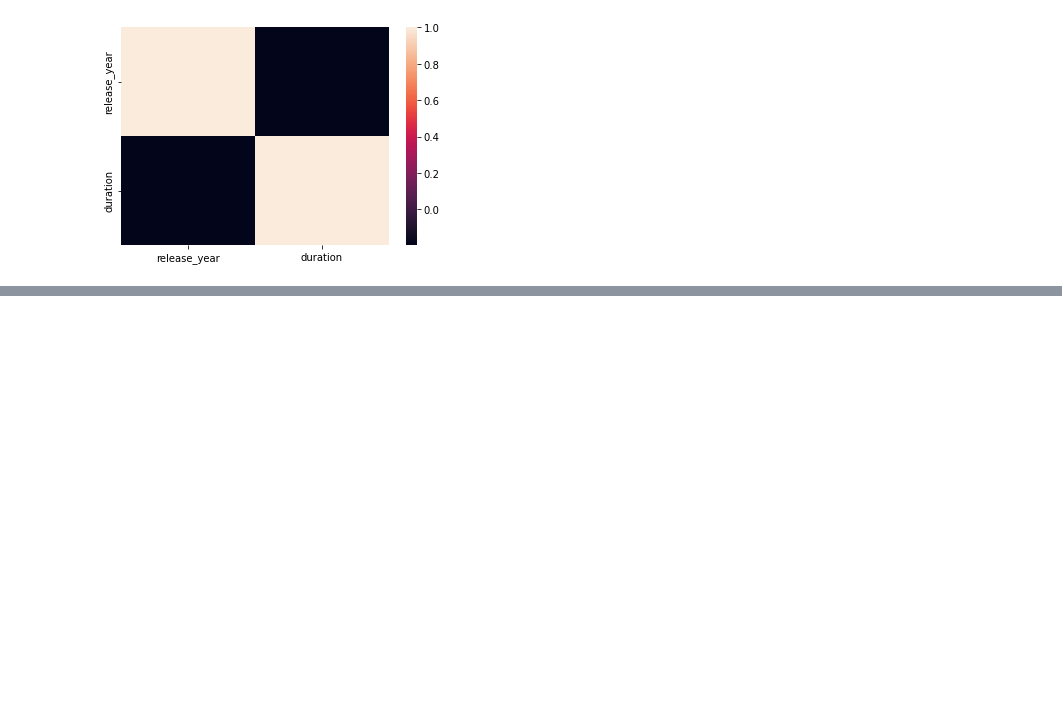
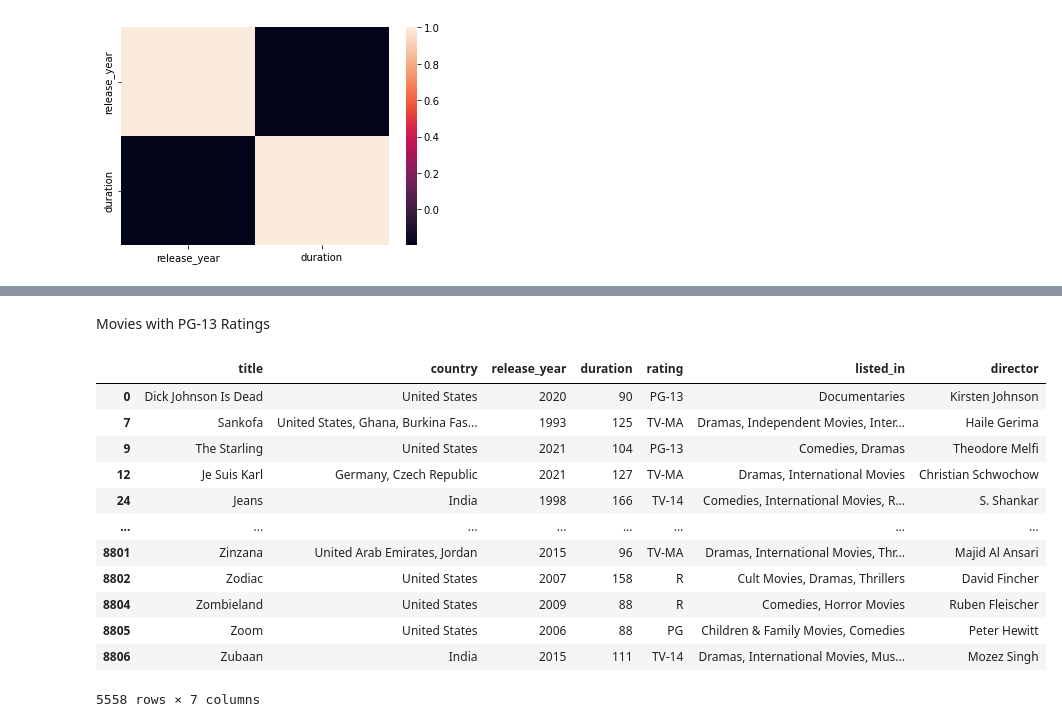
Before and after one commit to Dinaka-Alade/Analysis-on-netflix-data, a Jupyter notebook: ANALYSING_NETFLIX_MOVIES_DATA.ipynb, the cells around one changed output, grey strips where cells are left out. Drawn from its saved outputs; the diff is of its cells as text; code cells hidden in the pictures; blank space fills up the shorter version.

```diff
--- a/ANALYSING_NETFLIX_MOVIES_DATA.ipynb
+++ b/ANALYSING_NETFLIX_MOVIES_DATA.ipynb
@@ -214,0 +328,18 @@ Countries that Produced Most Movies Per Year
+# %% [markdown]
+Movies with PG-13 Ratings
+# %%
+net_movies_col
+# %% [output]
+|  | title | country | release_year | duration | rating | listed_in | director |
+| 0 | Dick Johnson Is Dead | United States | 2020 | 90 | PG-13 | Documentaries | Kirsten Johnson |
+| 7 | Sankofa | United States, Ghana, Burkina Fas... | 1993 | 125 | TV-MA | Dramas, Independent Movies, Inter... | Haile Gerima |
+| 9 | The Starling | United States | 2021 | 104 | PG-13 | Comedies, Dramas | Theodore Melfi |
+| 12 | Je Suis Karl | Germany, Czech Republic | 2021 | 127 | TV-MA | Dramas, International Movies | Christian Schwochow |
+| 24 | Jeans | India | 1998 | 166 | TV-14 | Comedies, International Movies, R... | S. Shankar |
+| ... | ... | ... | ... | ... | ... | ... | ... |
+| 8801 | Zinzana | United Arab Emirates, Jordan | 2015 | 96 | TV-MA | Dramas, International Movies, Thr... | Majid Al Ansari |
+| 8802 | Zodiac | United States | 2007 | 158 | R | Cult Movies, Dramas, Thrillers | David Fincher |
+| 8804 | Zombieland | United States | 2009 | 88 | R | Comedies, Horror Movies | Ruben Fleischer |
+| 8805 | Zoom | United States | 2006 | 88 | PG | Children & Family Movies, Comedies | Peter Hewitt |
+| 8806 | Zubaan | India | 2015 | 111 | TV-14 | Dramas, International Movies, Mus... | Mozez Singh |
+5558 rows × 7 columns
```
Also changed, not shown: parts of 29 cells of this notebook.
